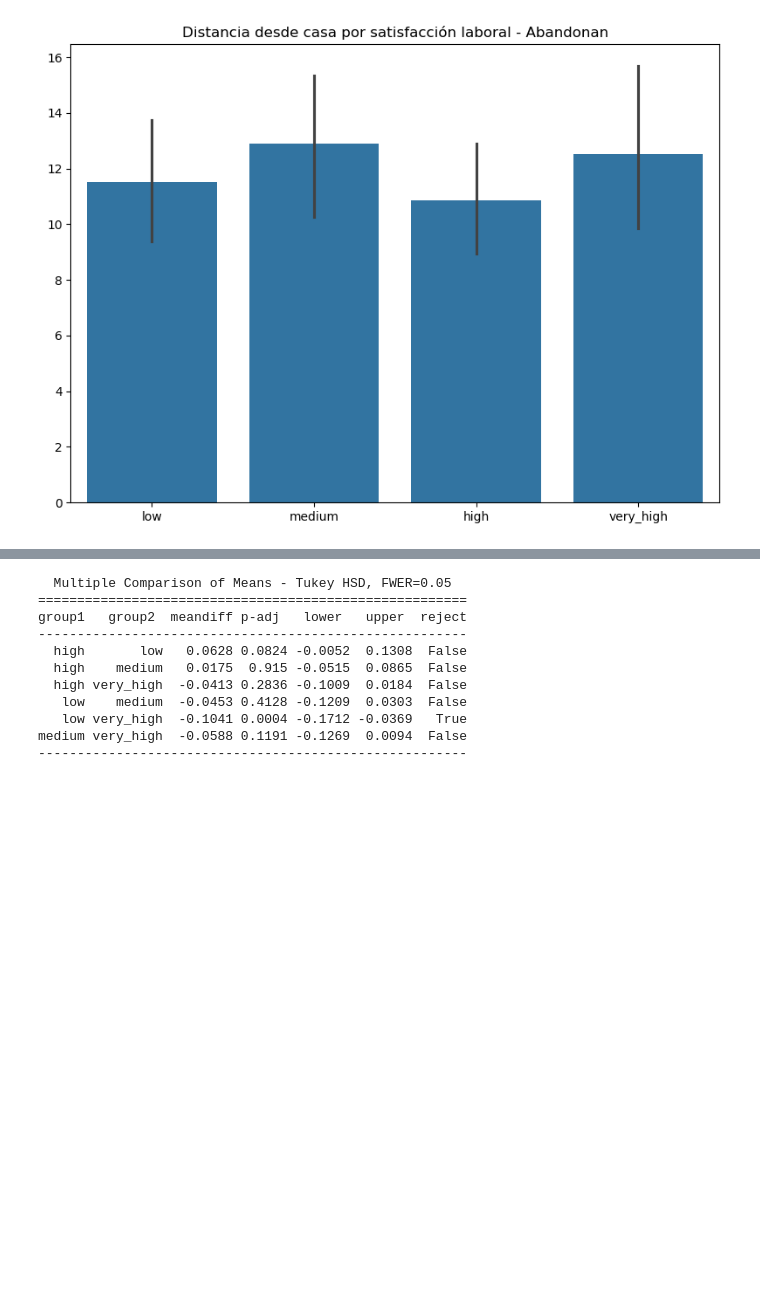
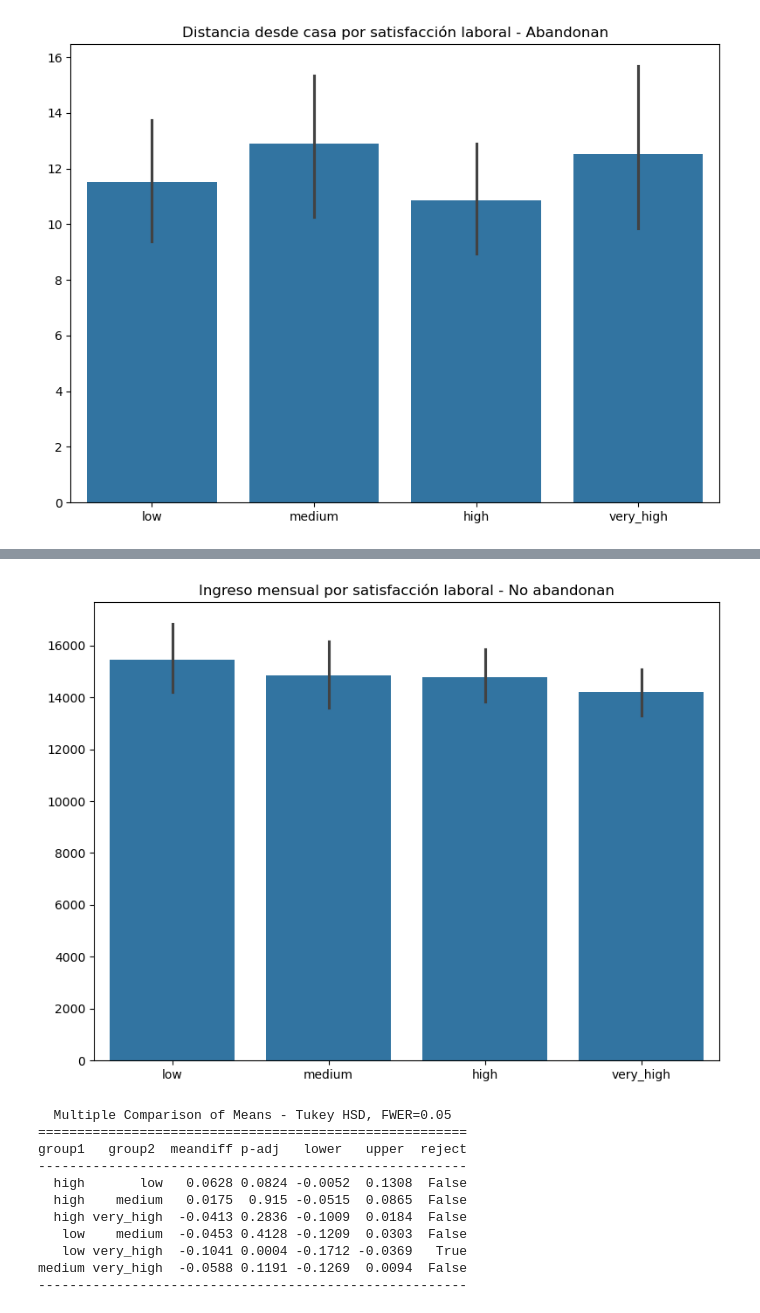
Before and after one commit to xcgrisales/project-da-promo-50-modulo-3-team-4, a Jupyter notebook: 05_visualizaciones_seleccionadas.ipynb, the cells around one changed output, grey strips where cells are left out. Saved outputs shown, nothing was run; the diff lists cells and outputs as text; code cells hidden in the pictures; blank space fills up the shorter version.

```diff
--- a/05_visualizaciones_seleccionadas.ipynb
+++ b/05_visualizaciones_seleccionadas.ipynb
@@ -1025,3 +1153,23 @@ else:
+# %%
+df = pd.read_csv("df_final.csv")
+df = df[df['attrition'] == 'no']
+
+# Cobversion a categorica con orden especifico
+job_satisfaction_order = ['low', 'medium', 'high', 'very_high']
+df['job_satisfaction'] = pd.Categorical(df['job_satisfaction'], categories=job_satisfaction_order, ordered=True)
+
+fig, ax = plt.subplots(figsize=(8, 6))
+sns.barplot(ax=ax, data=df, x='job_satisfaction', y='monthly_rate')
+ax.set_title('Ingreso mensual por satisfacción laboral - No abandonan')
+ax.set_xlabel('')
+ax.set_ylabel('')
+
+# General adjustments
+ax.tick_params(axis='x', rotation=0)
+plt.tight_layout()
+plt.show()
+# %% [output]
+[figure, added]
 # %%
 from statsmodels.stats.multicomp import pairwise_tukeyhsd
 # %%
```
Also changed, not shown: parts of 34 cells of this notebook.
